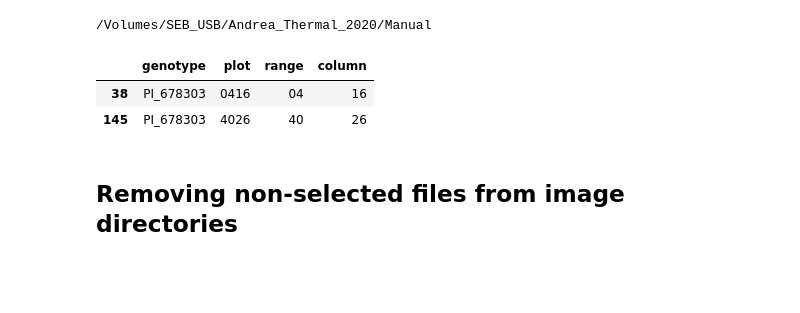
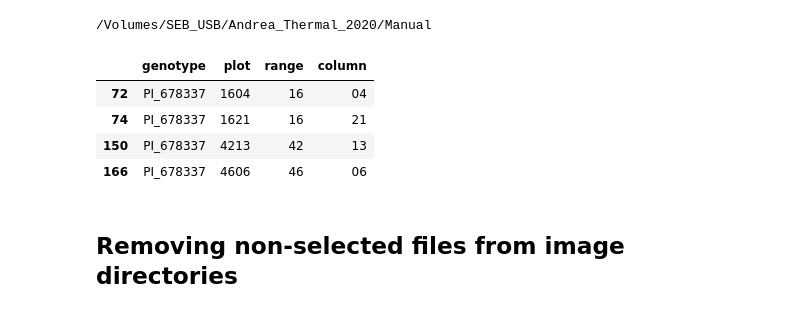
Before and after one commit to sebcalleja/MAC_Season_11, a Jupyter notebook: Andrea_Thermal_Imagery_2020.ipynb, the cells around one changed output. Drawn from its saved outputs; the diff is of its cells as text; code cells hidden in the pictures; blank space fills up the shorter version.

```diff
--- a/Andrea_Thermal_Imagery_2020.ipynb
+++ b/Andrea_Thermal_Imagery_2020.ipynb
@@ -21,11 +21,13 @@ selected_lines['plot'] = selected_lines['plot'].astype(str).str.zfill(4)
 selected_lines['range'] = selected_lines['plot'].str[0:2]
 selected_lines['column'] = selected_lines['plot'].str[2:]
 # %%
-selected_lines[selected_lines['genotype'] == 'PI_678303']
+selected_lines[selected_lines['genotype'] == 'PI_678337']
 # %% [output]
 |  | genotype | plot | range | column |
-| 38 | PI_678303 | 0416 | 04 | 16 |
-| 145 | PI_678303 | 4026 | 40 | 26 |
+| 72 | PI_678337 | 1604 | 16 | 04 |
+| 74 | PI_678337 | 1621 | 16 | 21 |
+| 150 | PI_678337 | 4213 | 42 | 13 |
+| 166 | PI_678337 | 4606 | 46 | 06 |
 # %% [markdown]
 ## Removing non-selected files from image directories
 # %%
```
Also changed, not shown: parts of 26 cells of this notebook, 2 other files.
